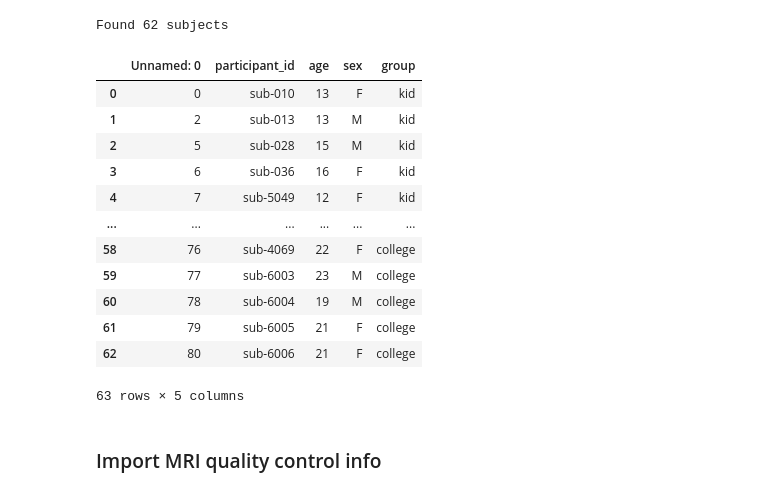
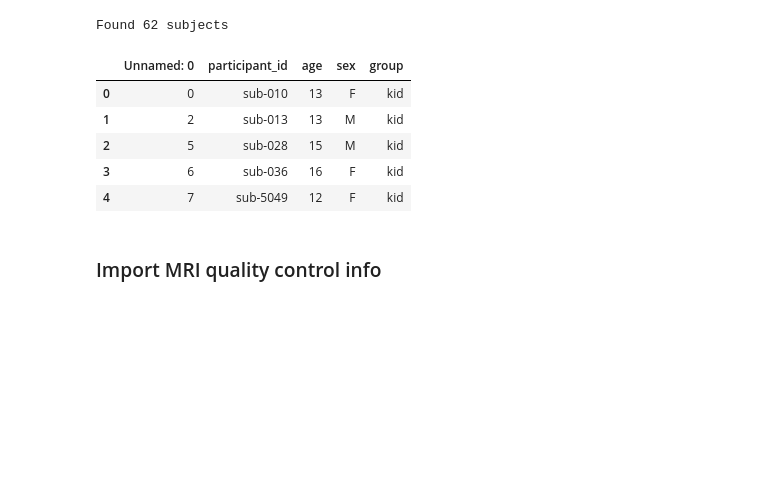
Before and after one commit to hspopal/social_doors, a Jupyter notebook: code/ppi_cerebellum-roi_network.ipynb, the cells around one changed output. Drawn from its saved outputs; the diff is of its cells as text; code cells hidden in the pictures; blank space fills up the shorter version.

```diff
--- a/code/ppi_cerebellum-roi_network.ipynb
+++ b/code/ppi_cerebellum-roi_network.ipynb
@@ -69,21 +69,14 @@ subj = subjs_list[0]
 # %% [output]
 Found 62 subjects
 # %%
-subjs_scan_info
+subjs_scan_info.head()
 # %% [output]
 |  | Unnamed: 0 | participant_id | age | sex | group |
 | 0 | 0 | sub-010 | 13 | F | kid |
 | 1 | 2 | sub-013 | 13 | M | kid |
 | 2 | 5 | sub-028 | 15 | M | kid |
 | 3 | 6 | sub-036 | 16 | F | kid |
 | 4 | 7 | sub-5049 | 12 | F | kid |
-| ... | ... | ... | ... | ... | ... |
-| 58 | 76 | sub-4069 | 22 | F | college |
-| 59 | 77 | sub-6003 | 23 | M | college |
-| 60 | 78 | sub-6004 | 19 | M | college |
-| 61 | 79 | sub-6005 | 21 | F | college |
-| 62 | 80 | sub-6006 | 21 | F | college |
-63 rows × 5 columns
 # %% [markdown]
 ### Import MRI quality control info
 # %%
```
Also changed, not shown: parts of 14 cells of this notebook, 1 other file.
